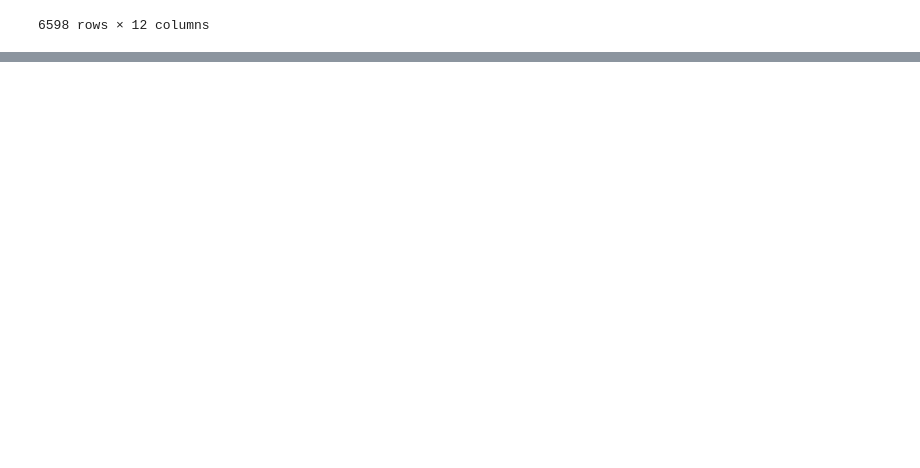
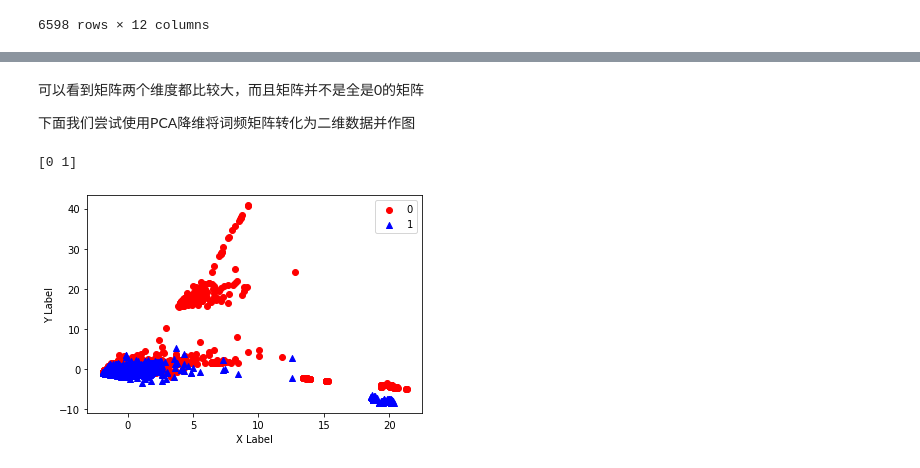
Before and after one commit to JunTheRipper/WebSpyder, a Jupyter notebook: TextMining/TextMining-Classify.ipynb, the cells around one changed output, grey strips where cells are left out. Saved outputs shown, nothing was run; the diff lists cells and outputs as text; code cells hidden in the pictures; blank space fills up the shorter version.

```diff
--- a/TextMining/TextMining-Classify.ipynb
+++ b/TextMining/TextMining-Classify.ipynb
@@ -70,0 +386,4 @@ dfx
+# %%
+#数据读取
+df_post = pd.read_csv(r"weibo-processed-A.csv",encoding="utf8")
+df_post
@@ -70,0 +426,20 @@ dfx
+# %%
+#设置停用词，构建词频矩阵
+stopwords = []
+for word in open('stopwords/cn_stopwords.txt','r',encoding='utf-8'):
+    stopwords.append(word.strip())
+def tokenizer(s):
+    words=[]
+    cut = jieba.cut(s)
+    for word in cut:
+        words.append(word)
+    return words
+count = CountVectorizer(tokenizer=tokenizer, stop_words=list(stopwords))
+countvector = count.fit_transform(df_post['微博内容']).toarray()
+c = 0
+print(countvector)
+print(countvector.shape)  #打印看看生成的词频矩阵相关参数
+for i in countvector[0]:
+    if i==1:
+        c+=1
+c
@@ -70,0 +456,26 @@ dfx
+# %% [markdown]
+可以看到矩阵两个维度都比较大，而且矩阵并不是全是0的矩阵
+
+下面我们尝试使用PCA降维将词频矩阵转化为二维数据并作图
+# %%
+# 使用PCA降维将词频矩阵转化为二维数据，画图
+from sklearn.decomposition import PCA        # PCA 降维
+
+kind = np.unique(df_post['类标签'].values)
+print(kind)
+pca = PCA(n_components=2)
+newvector = pca.fit_transform(countvector)
+plt.figure()
+for i,c,m in zip(range(len(kind)),['r','b','g','y'],['o','^','>','<']):
+    index = df_post[df_post['类标签']==kind[i]].index
+    x = newvector[index,0]
+    y = newvector[index,1]
+    plt.scatter(x,y,c=c,marker=m,label=kind[i])
+plt.legend()
+plt.xlabel('X Label')
+plt.ylabel('Y Label')
+plt.show()
+plt.savefig('PCAA.png',dpi=600)
+# %% [output]
+[0 1]
+[figure, added]
```
Also changed, not shown: parts of 38 cells of this notebook, 7 other files.
